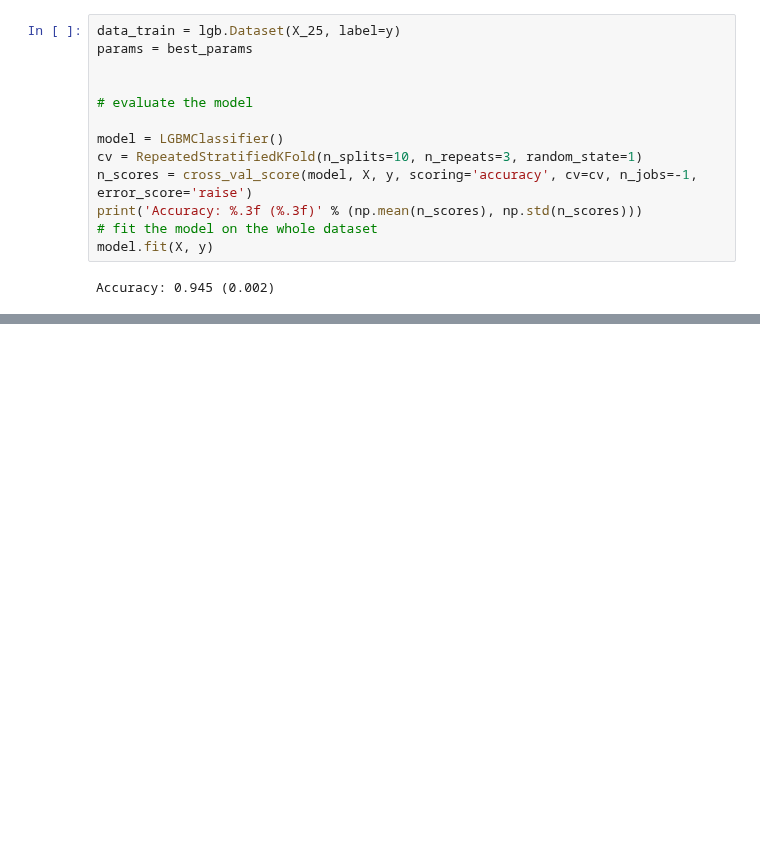
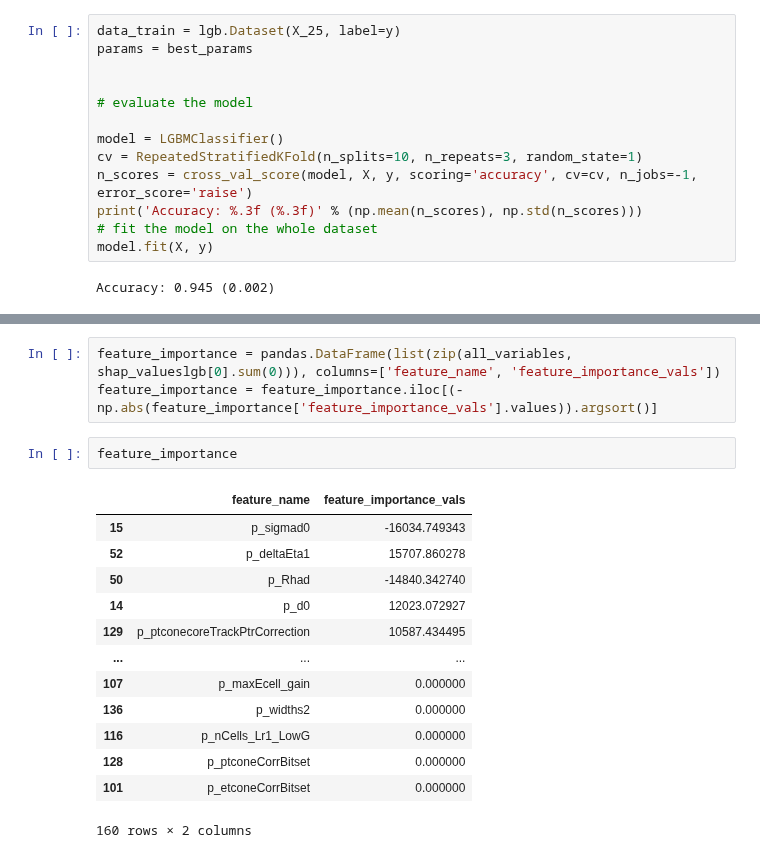
Before and after one commit to nohg/AML-small-project, a Jupyter notebook: TreesClassification.ipynb, the cells around one changed output, grey strips where cells are left out. Saved outputs shown, nothing was run; the diff lists cells and outputs as text; blank space fills up the shorter version.

```diff
--- a/TreesClassification.ipynb
+++ b/TreesClassification.ipynb
@@ -354,0 +401,19 @@ Accuracy: 0.945 (0.002)
+# %%
+feature_importance = pandas.DataFrame(list(zip(all_variables, shap_valueslgb[0].sum(0))), columns=['feature_name', 'feature_importance_vals'])
+feature_importance = feature_importance.iloc[(-np.abs(feature_importance['feature_importance_vals'].values)).argsort()]
+# %%
+feature_importance
+# %% [output]
+|  | feature_name | feature_importance_vals |
+| 15 | p_sigmad0 | -16034.749343 |
+| 52 | p_deltaEta1 | 15707.860278 |
+| 50 | p_Rhad | -14840.342740 |
+| 14 | p_d0 | 12023.072927 |
+| 129 | p_ptconecoreTrackPtrCorrection | 10587.434495 |
+| ... | ... | ... |
+| 107 | p_maxEcell_gain | 0.000000 |
+| 136 | p_widths2 | 0.000000 |
+| 116 | p_nCells_Lr1_LowG | 0.000000 |
+| 128 | p_ptconeCorrBitset | 0.000000 |
+| 101 | p_etconeCorrBitset | 0.000000 |
+160 rows × 2 columns
```
Also changed, not shown: parts of 16 cells of this notebook.
